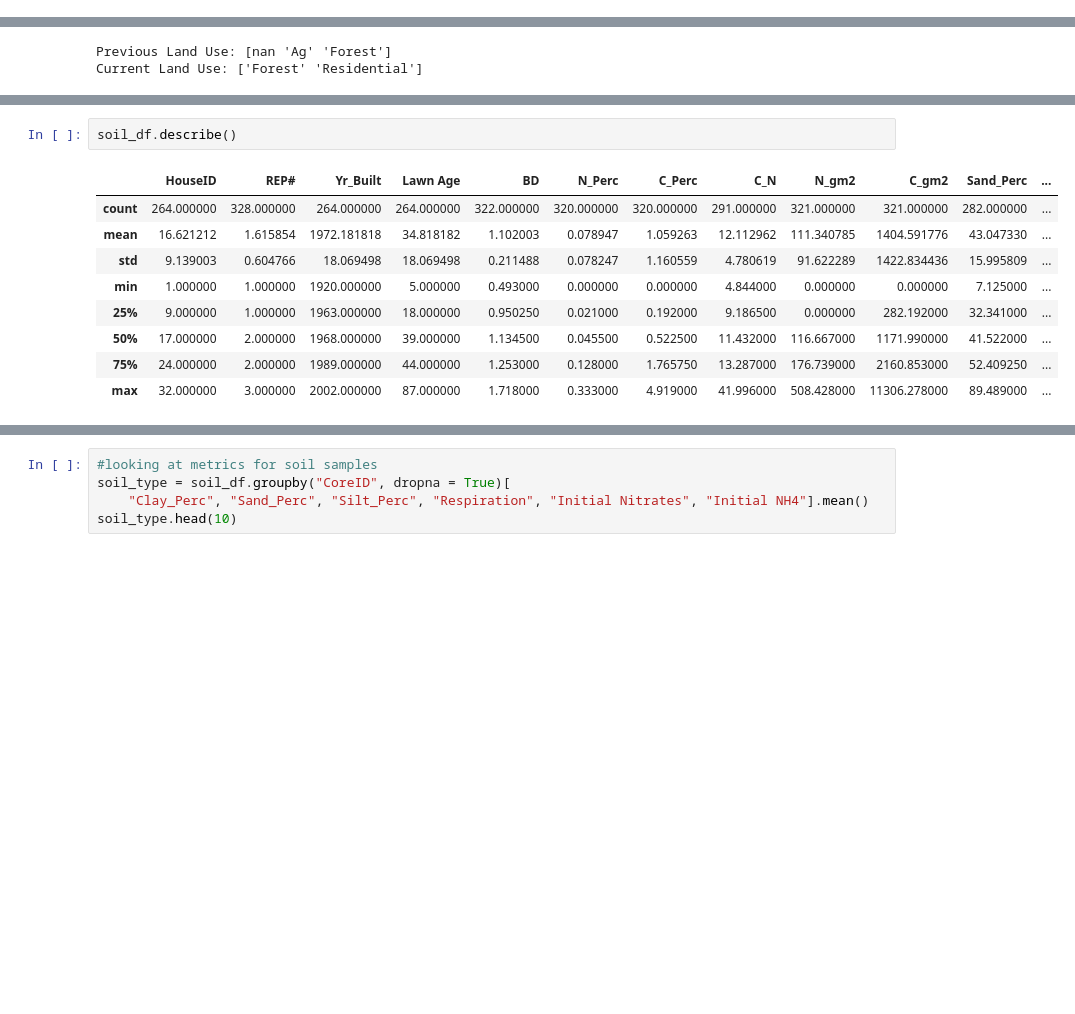
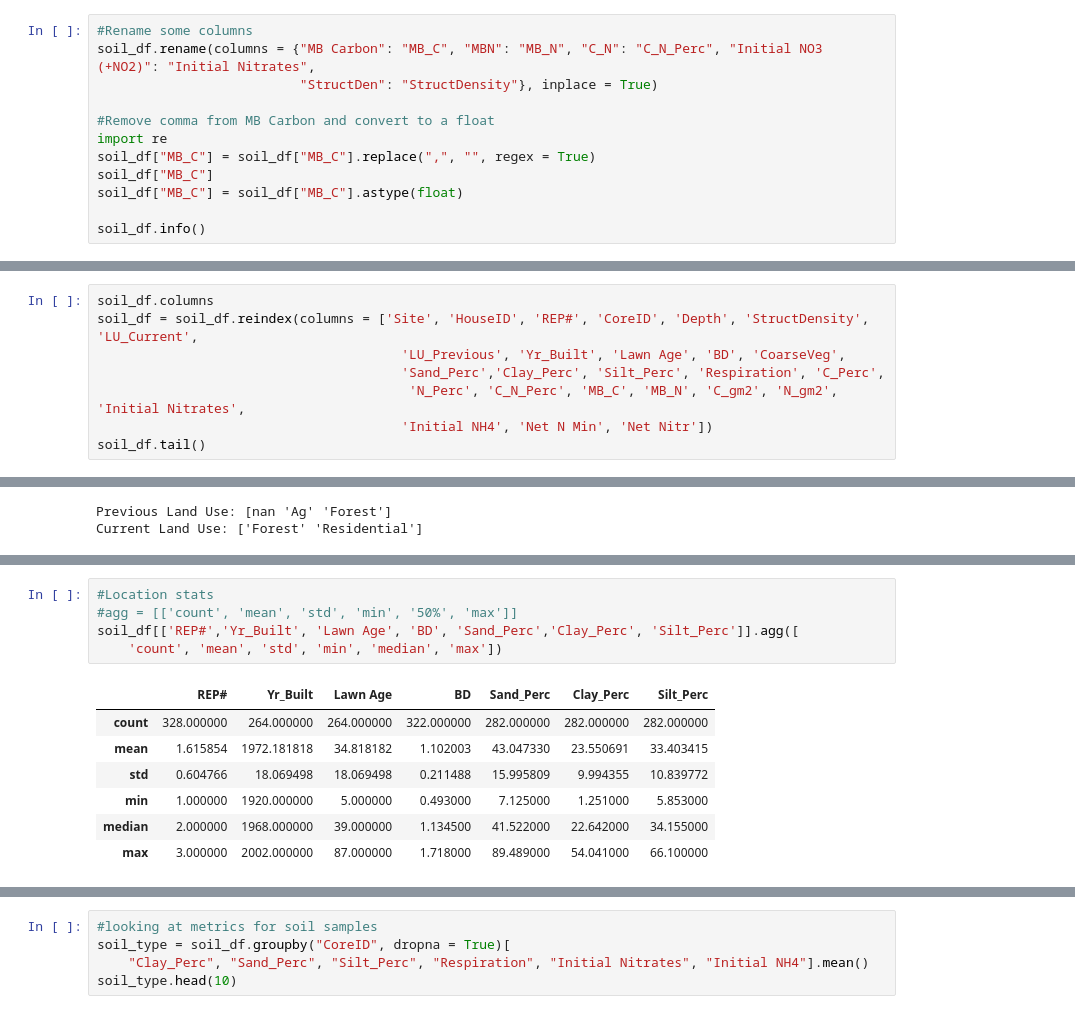
Before and after one commit to odelmas-sci/soil_characteristics, a Jupyter notebook: Forest Soil Characteristics.ipynb, the cells around one changed output, grey strips where cells are left out. Cells and saved outputs as stored; diff of their text form; blank space fills up the shorter version.

```diff
--- a/Forest Soil Characteristics.ipynb
+++ b/Forest Soil Characteristics.ipynb
@@ -91,0 +73,12 @@ memory usage: 69.3+ KB
+# %%
+#Rename some columns
+soil_df.rename(columns = {"MB Carbon": "MB_C", "MBN": "MB_N", "C_N": "C_N_Perc", "Initial NO3 (+NO2)": "Initial Nitrates",
+                          "StructDen": "StructDensity"}, inplace = True)
+
+#Remove comma from MB Carbon and convert to a float
+import re
+soil_df["MB_C"] = soil_df["MB_C"].replace(",", "", regex = True)
+soil_df["MB_C"]
+soil_df["MB_C"] = soil_df["MB_C"].astype(float)
+
+soil_df.info()
@@ -91,0 +103,8 @@ memory usage: 69.3+ KB
+# %%
+soil_df.columns
+soil_df = soil_df.reindex(columns = ['Site', 'HouseID', 'REP#', 'CoreID', 'Depth', 'StructDensity', 'LU_Current',
+                                       'LU_Previous', 'Yr_Built', 'Lawn Age', 'BD', 'CoarseVeg',
+                                       'Sand_Perc','Clay_Perc', 'Silt_Perc', 'Respiration', 'C_Perc',
+                                        'N_Perc', 'C_N_Perc', 'MB_C', 'MB_N', 'C_gm2', 'N_gm2', 'Initial Nitrates',
+                                       'Initial NH4', 'Net N Min', 'Net Nitr'])
+soil_df.tail()
@@ -128,12 +182,13 @@ Current Land Use: ['Forest' 'Residential']
 # %%
-soil_df.describe()
+#Location stats
+#agg = [['count', 'mean', 'std', 'min', '50%', 'max']]
+soil_df[['REP#','Yr_Built', 'Lawn Age', 'BD', 'Sand_Perc','Clay_Perc', 'Silt_Perc']].agg([
+    'count', 'mean', 'std', 'min', 'median', 'max'])
 # %% [output]
-|  | HouseID | REP# | Yr_Built | Lawn Age | BD | N_Perc | C_Perc | C_N | N_gm2 | C_gm2 | Sand_Perc | ... |
-| count | 264.000000 | 328.000000 | 264.000000 | 264.000000 | 322.000000 | 320.000000 | 320.000000 | 291.000000 | 321.000000 | 321.000000 | 282.000000 | ... |
-| mean | 16.621212 | 1.615854 | 1972.181818 | 34.818182 | 1.102003 | 0.078947 | 1.059263 | 12.112962 | 111.340785 | 1404.591776 | 43.047330 | ... |
-| std | 9.139003 | 0.604766 | 18.069498 | 18.069498 | 0.211488 | 0.078247 | 1.160559 | 4.780619 | 91.622289 | 1422.834436 | 15.995809 | ... |
-| min | 1.000000 | 1.000000 | 1920.000000 | 5.000000 | 0.493000 | 0.000000 | 0.000000 | 4.844000 | 0.000000 | 0.000000 | 7.125000 | ... |
-| 25% | 9.000000 | 1.000000 | 1963.000000 | 18.000000 | 0.950250 | 0.021000 | 0.192000 | 9.186500 | 0.000000 | 282.192000 | 32.341000 | ... |
-| 50% | 17.000000 | 2.000000 | 1968.000000 | 39.000000 | 1.134500 | 0.045500 | 0.522500 | 11.432000 | 116.667000 | 1171.990000 | 41.522000 | ... |
-| 75% | 24.000000 | 2.000000 | 1989.000000 | 44.000000 | 1.253000 | 0.128000 | 1.765750 | 13.287000 | 176.739000 | 2160.853000 | 52.409250 | ... |
-| max | 32.000000 | 3.000000 | 2002.000000 | 87.000000 | 1.718000 | 0.333000 | 4.919000 | 41.996000 | 508.428000 | 11306.278000 | 89.489000 | ... |
+|  | REP# | Yr_Built | Lawn Age | BD | Sand_Perc | Clay_Perc | Silt_Perc |
+| count | 328.000000 | 264.000000 | 264.000000 | 322.000000 | 282.000000 | 282.000000 | 282.000000 |
+| mean | 1.615854 | 1972.181818 | 34.818182 | 1.102003 | 43.047330 | 23.550691 | 33.403415 |
+| std | 0.604766 | 18.069498 | 18.069498 | 0.211488 | 15.995809 | 9.994355 | 10.839772 |
+| min | 1.000000 | 1920.000000 | 5.000000 | 0.493000 | 7.125000 | 1.251000 | 5.853000 |
+| median | 2.000000 | 1968.000000 | 39.000000 | 1.134500 | 41.522000 | 22.642000 | 34.155000 |
+| max | 3.000000 | 2002.000000 | 87.000000 | 1.718000 | 89.489000 | 54.041000 | 66.100000 |
```
Also changed, not shown: parts of 22 cells of this notebook.
